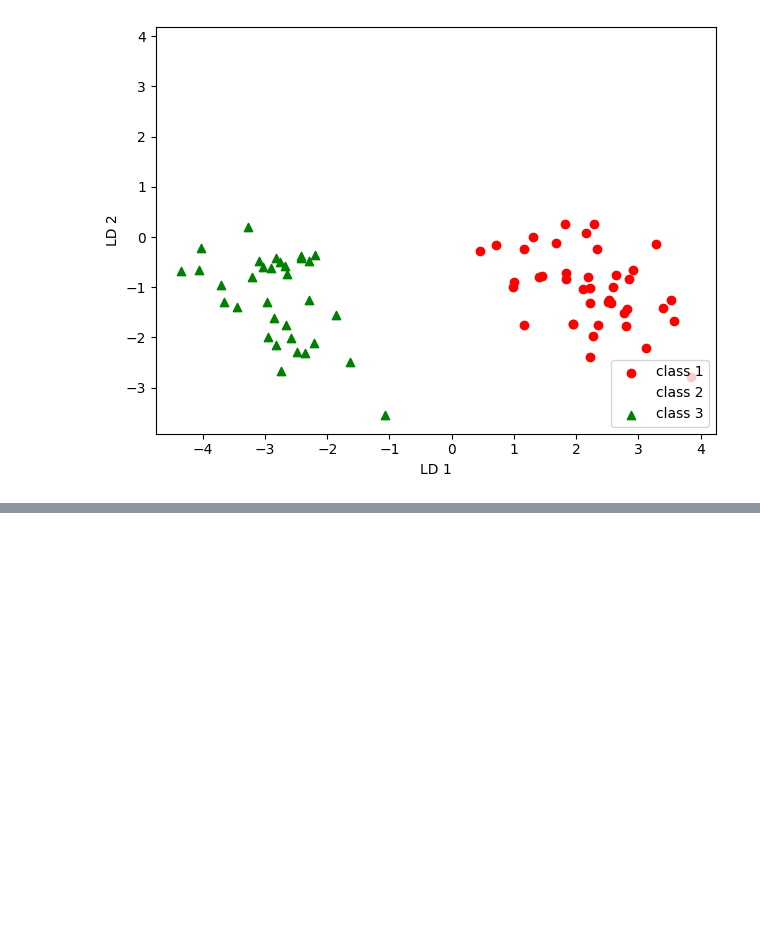
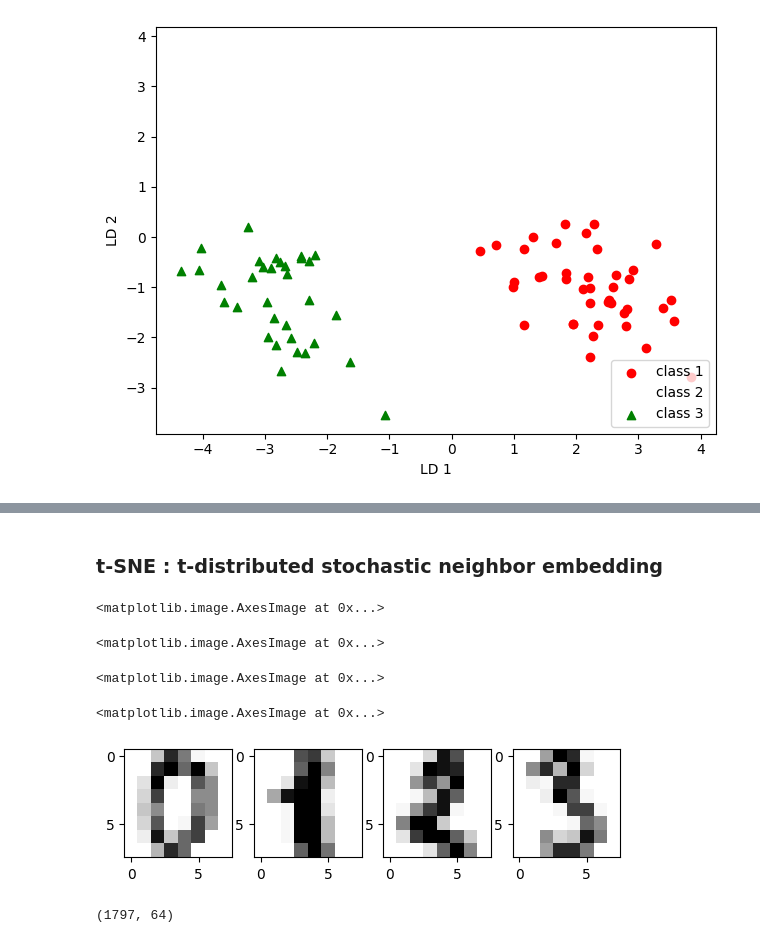
Before and after one commit to MonuSingh16/code-practice-courses-books, a Jupyter notebook: machine-learning-python/ch05-dimensionality-reduction.ipynb, the cells around one changed output, grey strips where cells are left out. Drawn from its saved outputs; the diff is of its cells as text; code cells hidden in the pictures; blank space fills up the shorter version.

Commit message:
CH04 TSNE

```diff
--- a/machine-learning-python/ch05-dimensionality-reduction.ipynb
+++ b/machine-learning-python/ch05-dimensionality-reduction.ipynb
@@ -369,0 +403,39 @@ Text(0, 0.5, 'LD 2')
+# %% [markdown]
+### t-SNE : t-distributed stochastic neighbor embedding
+# %%
+# 1. modelling data points based on thier pairwise distance in orig feature space
+# 2. then find probability dist. of pairwise distance in this space
+# 3. which is close approximation of probability dist. of pairwise distance
+# 4. It is a technique reuired for visualization purpose require whole dataset
+# 5. It projects points directly - does not involve projection matrix.
+# --------------
+
+from sklearn.datasets import load_digits
+digits = load_digits()
+
+# 8x8 grayscale images.
+fig, ax = plt.subplots(1, 4)
+for i in range(4):
+    ax[i].imshow(digits.images[i], cmap='Greys')
+plt.show()
+# %% [output]
+<matplotlib.image.AxesImage at 0x...>
+<matplotlib.image.AxesImage at 0x...>
+<matplotlib.image.AxesImage at 0x...>
+<matplotlib.image.AxesImage at 0x...>
+[figure, added]
+# %%
+# digits.data lets us access tabular version of this dataset
+digits.data.shape
+
+y_digits = digits.target
+X_digits = digits.data
+
+from sklearn.manifold import TSNE
+tsne = TSNE(n_components=2, init='pca', random_state=123)
+# projects the 64 dimensionsal dataset to 2-dimensional sapce.
+# init = 'pca' which initializes tsne embedding using pca
+
+X_digits_tsne = tsne.fit_transform(X_digits)
+# %% [output]
+(1797, 64)
```
Also changed, not shown: parts of 3 cells of this notebook.
